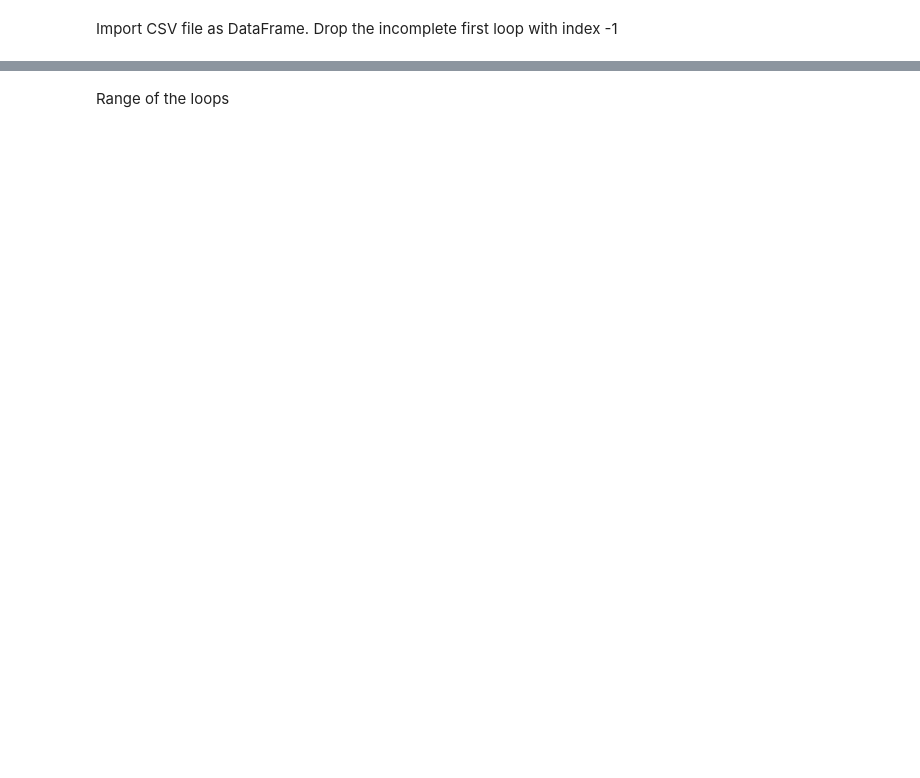
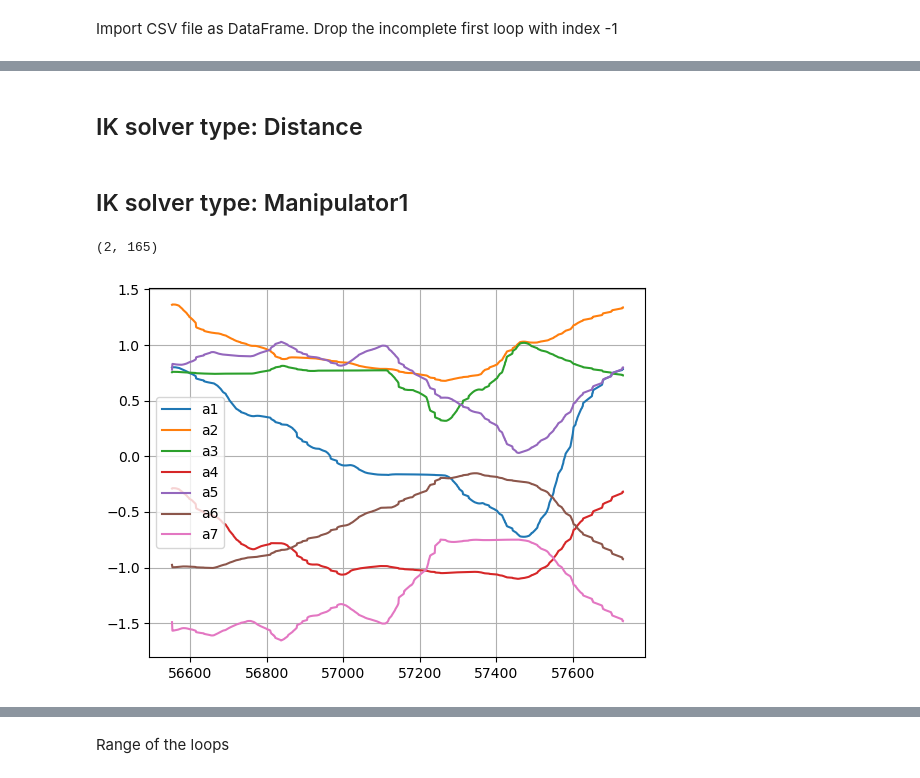
Before and after one commit to MrDarrenBrownie/iiwa_stack, a Jupyter notebook: iiwa_tesla/iiwa_tesla_data/joint_pos_vel_data.ipynb, the cells around one changed output, grey strips where cells are left out. Saved outputs shown, nothing was run; the diff lists cells and outputs as text; code cells hidden in the pictures; blank space fills up the shorter version.

```diff
--- a/iiwa_tesla/iiwa_tesla_data/joint_pos_vel_data.ipynb
+++ b/iiwa_tesla/iiwa_tesla_data/joint_pos_vel_data.ipynb
@@ -9,0 +24,2 @@ joint_positions.drop(joint_positions[joint_positions['loop_count']==-1].index, i
+# %% [markdown]
+## IK solver type: Distance
@@ -9,0 +29,15 @@ joint_positions.drop(joint_positions[joint_positions['loop_count']==-1].index, i
+# %% [markdown]
+## IK solver type: Manipulator1
+# %%
+(joint_positions_manipulator1['loop_count'].min(), joint_positions_manipulator1['loop_count'].max())
+# %% [output]
+(2, 165)
+# %%
+fig, ax = plt.subplots()
+for joint in joint_positions_manipulator1.columns[3:]:
+    ax.plot(joint_positions_manipulator1[joint].loc[joint_positions_manipulator1['loop_count']==35], label=joint)
+#ax.plot(joint_positions['a1'], label='a1')
+ax.legend()
+ax.grid()
+# %% [output]
+[figure, added]
```
Also changed, not shown: parts of 28 cells of this notebook, 3 other files.
